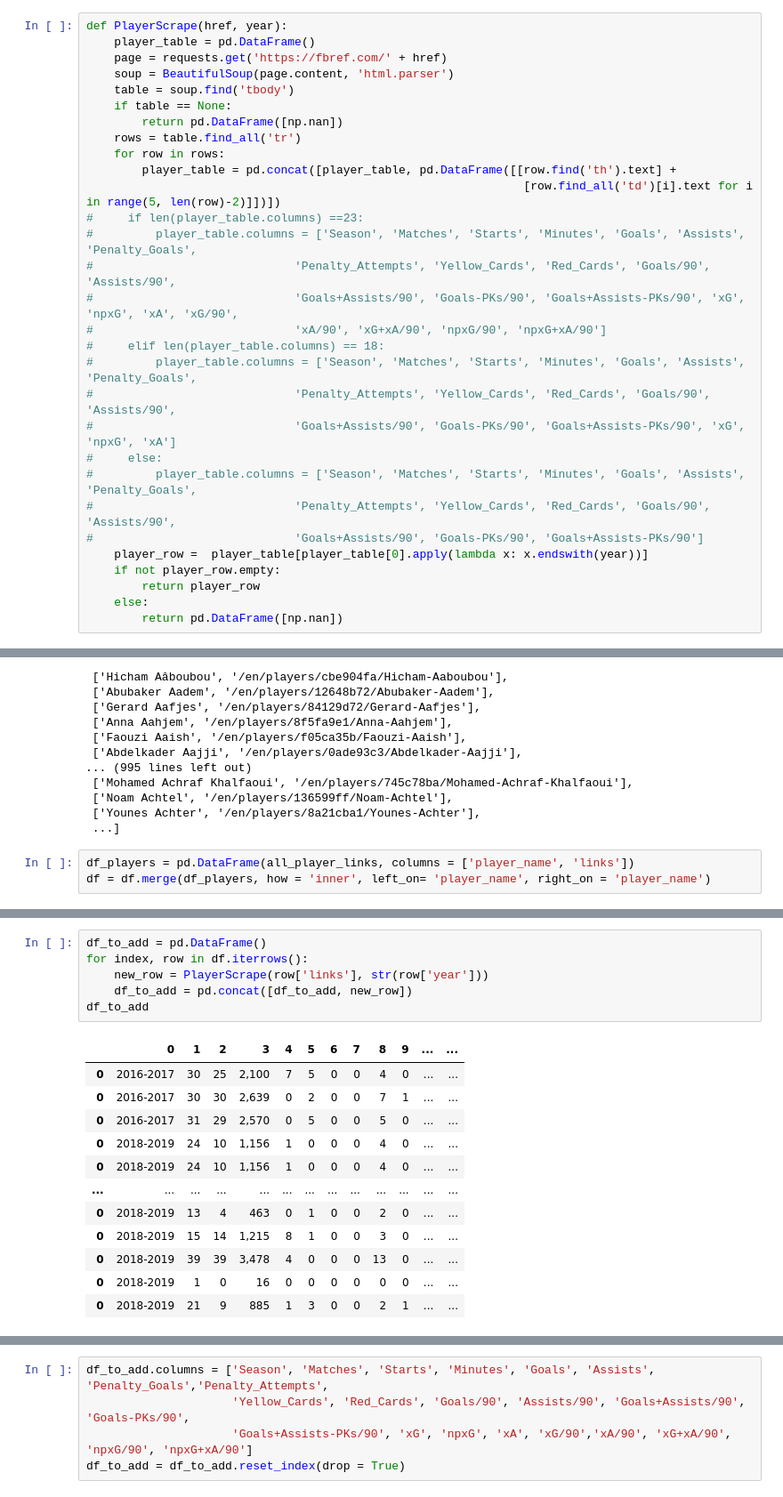
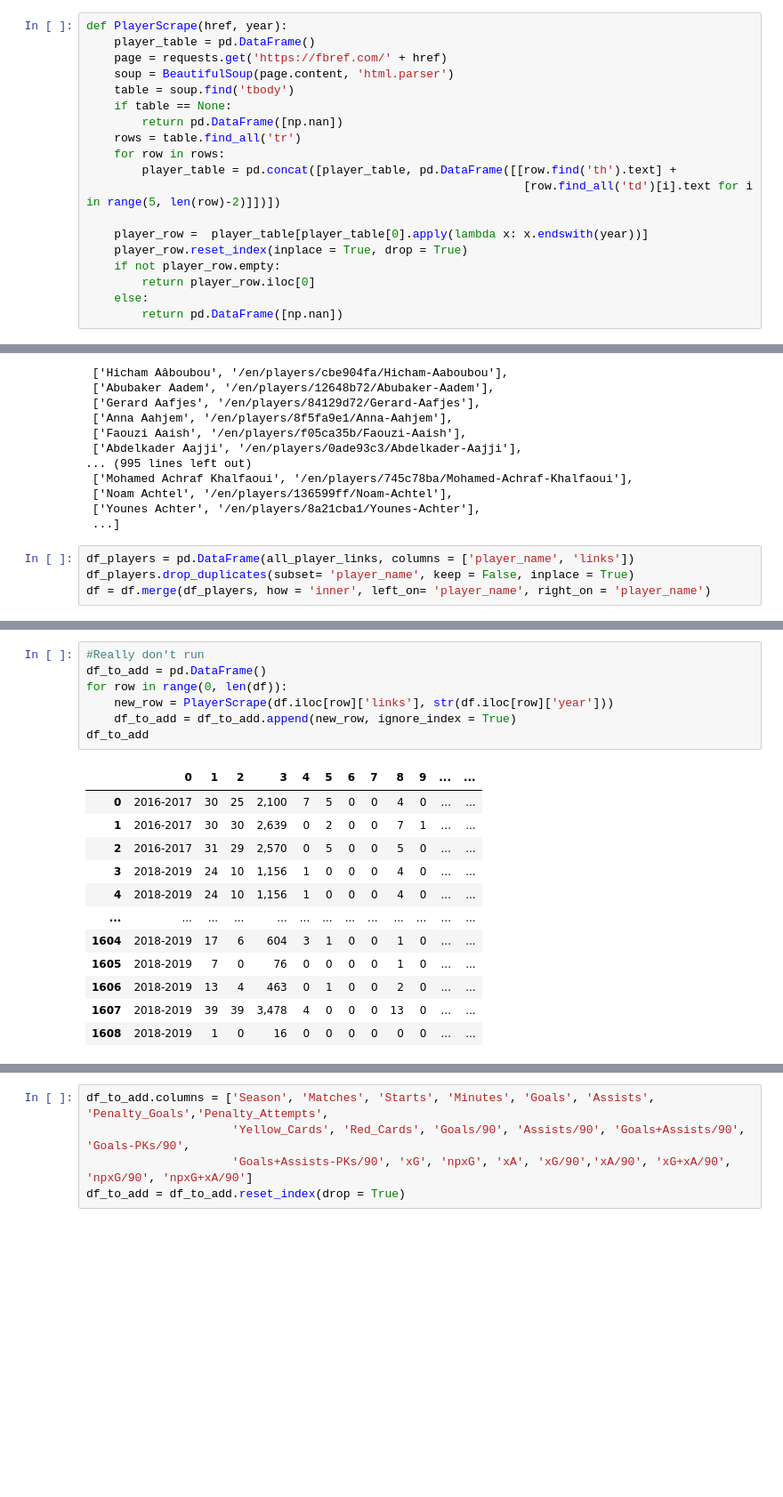
Before and after one commit to esadsetts/Mod_5_Project, a Jupyter notebook: index.ipynb, the cells around one changed output, grey strips where cells are left out. Shown at 89% size. Saved outputs shown, nothing was run; the diff lists cells and outputs as text; blank space fills up the shorter version.

```diff
--- a/index.ipynb
+++ b/index.ipynb
@@ -117,19 +117,8 @@ def PlayerScrape(href, year):
                                                                [row.find_all('td')[i].text for i in range(5, len(row)-2)]])])
-#     if len(player_table.columns) ==23:
-#         player_table.columns = ['Season', 'Matches', 'Starts', 'Minutes', 'Goals', 'Assists', 'Penalty_Goals',
-#                             'Penalty_Attempts', 'Yellow_Cards', 'Red_Cards', 'Goals/90', 'Assists/90',
-#                             'Goals+Assists/90', 'Goals-PKs/90', 'Goals+Assists-PKs/90', 'xG', 'npxG', 'xA', 'xG/90',
-#                             'xA/90', 'xG+xA/90', 'npxG/90', 'npxG+xA/90']
-#     elif len(player_table.columns) == 18:
-#         player_table.columns = ['Season', 'Matches', 'Starts', 'Minutes', 'Goals', 'Assists', 'Penalty_Goals',
-#                             'Penalty_Attempts', 'Yellow_Cards', 'Red_Cards', 'Goals/90', 'Assists/90',
-#                             'Goals+Assists/90', 'Goals-PKs/90', 'Goals+Assists-PKs/90', 'xG', 'npxG', 'xA']
-#     else:
-#         player_table.columns = ['Season', 'Matches', 'Starts', 'Minutes', 'Goals', 'Assists', 'Penalty_Goals',
-#                             'Penalty_Attempts', 'Yellow_Cards', 'Red_Cards', 'Goals/90', 'Assists/90',
-#                             'Goals+Assists/90', 'Goals-PKs/90', 'Goals+Assists-PKs/90']
+
     player_row =  player_table[player_table[0].apply(lambda x: x.endswith(year))]
+    player_row.reset_index(inplace = True, drop = True)
     if not player_row.empty:
-        return player_row
+        return player_row.iloc[0]
     else:
         return pd.DataFrame([np.nan])
@@ -195,4 +178,5 @@ all_player_links
  ...]
 # %%
 df_players = pd.DataFrame(all_player_links, columns = ['player_name', 'links'])
+df_players.drop_duplicates(subset= 'player_name', keep = False, inplace = True)
 df = df.merge(df_players, how = 'inner', left_on= 'player_name', right_on = 'player_name')
@@ -274,19 +229,20 @@ dtype: int64
 # %%
+#Really don't run
 df_to_add = pd.DataFrame()
-for index, row in df.iterrows():
-    new_row = PlayerScrape(row['links'], str(row['year']))
-    df_to_add = pd.concat([df_to_add, new_row])
+for row in range(0, len(df)):
+    new_row = PlayerScrape(df.iloc[row]['links'], str(df.iloc[row]['year']))
+    df_to_add = df_to_add.append(new_row, ignore_index = True)
 df_to_add
 # %% [output]
 |  | 0 | 1 | 2 | 3 | 4 | 5 | 6 | 7 | 8 | 9 | ... | ... |
 | 0 | 2016-2017 | 30 | 25 | 2,100 | 7 | 5 | 0 | 0 | 4 | 0 | ... | ... |
-| 0 | 2016-2017 | 30 | 30 | 2,639 | 0 | 2 | 0 | 0 | 7 | 1 | ... | ... |
-| 0 | 2016-2017 | 31 | 29 | 2,570 | 0 | 5 | 0 | 0 | 5 | 0 | ... | ... |
-| 0 | 2018-2019 | 24 | 10 | 1,156 | 1 | 0 | 0 | 0 | 4 | 0 | ... | ... |
-| 0 | 2018-2019 | 24 | 10 | 1,156 | 1 | 0 | 0 | 0 | 4 | 0 | ... | ... |
+| 1 | 2016-2017 | 30 | 30 | 2,639 | 0 | 2 | 0 | 0 | 7 | 1 | ... | ... |
+| 2 | 2016-2017 | 31 | 29 | 2,570 | 0 | 5 | 0 | 0 | 5 | 0 | ... | ... |
+| 3 | 2018-2019 | 24 | 10 | 1,156 | 1 | 0 | 0 | 0 | 4 | 0 | ... | ... |
+| 4 | 2018-2019 | 24 | 10 | 1,156 | 1 | 0 | 0 | 0 | 4 | 0 | ... | ... |
 | ... | ... | ... | ... | ... | ... | ... | ... | ... | ... | ... | ... | ... |
-| 0 | 2018-2019 | 13 | 4 | 463 | 0 | 1 | 0 | 0 | 2 | 0 | ... | ... |
-| 0 | 2018-2019 | 15 | 14 | 1,215 | 8 | 1 | 0 | 0 | 3 | 0 | ... | ... |
-| 0 | 2018-2019 | 39 | 39 | 3,478 | 4 | 0 | 0 | 0 | 13 | 0 | ... | ... |
-| 0 | 2018-2019 | 1 | 0 | 16 | 0 | 0 | 0 | 0 | 0 | 0 | ... | ... |
-| 0 | 2018-2019 | 21 | 9 | 885 | 1 | 3 | 0 | 0 | 2 | 1 | ... | ... |
+| 1604 | 2018-2019 | 17 | 6 | 604 | 3 | 1 | 0 | 0 | 1 | 0 | ... | ... |
+| 1605 | 2018-2019 | 7 | 0 | 76 | 0 | 0 | 0 | 0 | 1 | 0 | ... | ... |
+| 1606 | 2018-2019 | 13 | 4 | 463 | 0 | 1 | 0 | 0 | 2 | 0 | ... | ... |
+| 1607 | 2018-2019 | 39 | 39 | 3,478 | 4 | 0 | 0 | 0 | 13 | 0 | ... | ... |
+| 1608 | 2018-2019 | 1 | 0 | 16 | 0 | 0 | 0 | 0 | 0 | 0 | ... | ... |
```
Also changed, not shown: parts of 16 cells of this notebook, 1 other file.
